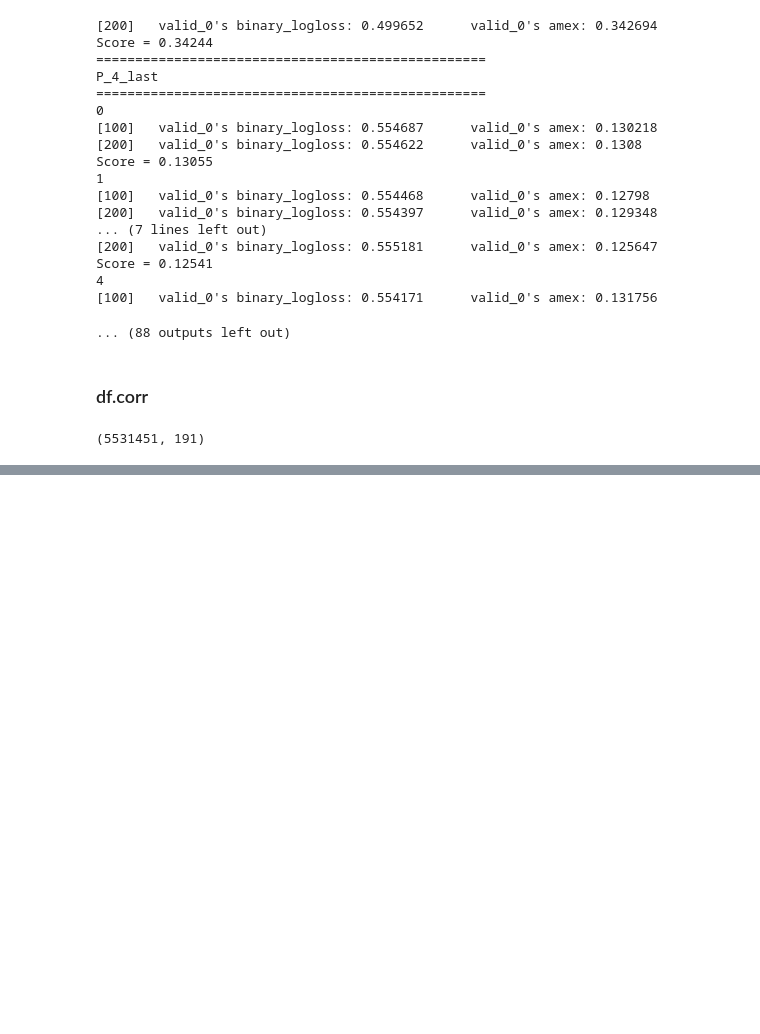
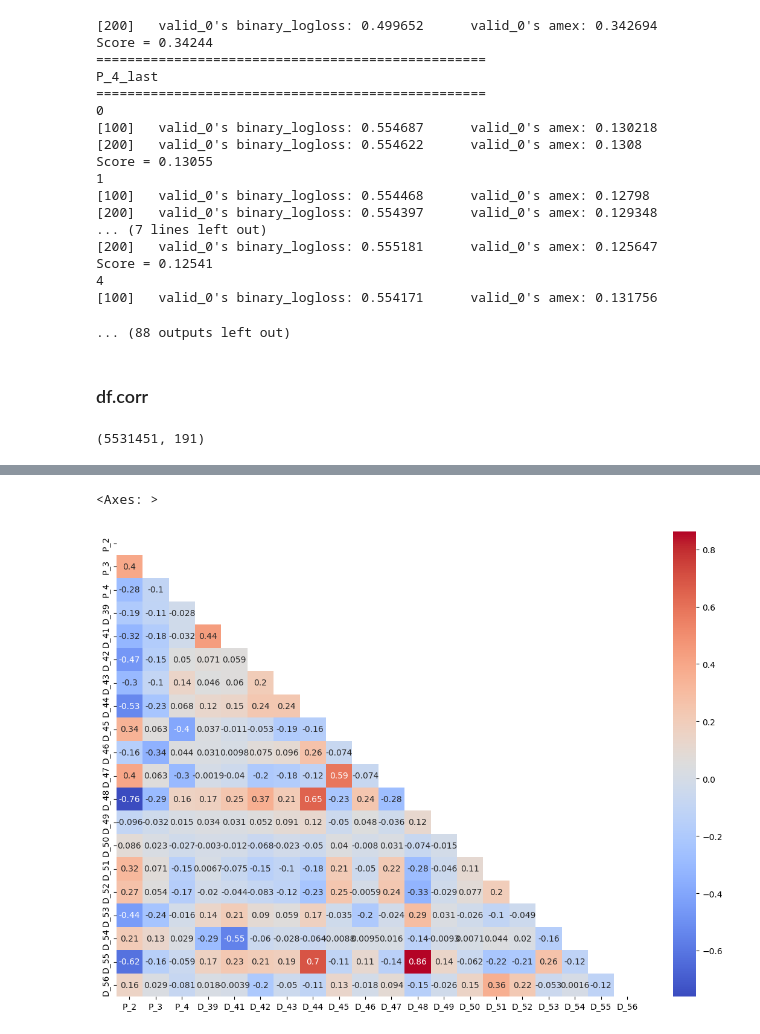
Before and after one commit to korab1ev/amex-default-prediction, a Jupyter notebook: 00. main.ipynb, the cells around one changed output, grey strips where cells are left out. Drawn from its saved outputs; the diff is of its cells as text; code cells hidden in the pictures; blank space fills up the shorter version.

Commit message:
correlation matrix output

```diff
--- a/00. main.ipynb
+++ b/00. main.ipynb
@@ -233,0 +241,21 @@ df_train[df_train.customer_ID == "0000099d6bd597052cdcda90ffabf56573fe9d7c79be5f
+# %%
+# выделение групп признаков (из исходных признаков)
+
+payment_feats = []
+delinq_feats = []
+spend_feats = []
+balance_feats = []
+risk_feats = []
+
+for feat in num_features:
+    if feat[0] == 'P':
+        #print(feat)
+        payment_feats.append(feat)
+    elif feat[0] == 'D':
+        delinq_feats.append(feat)
+    elif feat[0] == 'S':
+        spend_feats.append(feat)
+    elif feat[0] == 'B':
+        balance_feats.append(feat)
+    elif feat[0] == 'R':
+        risk_feats.append(feat)
@@ -618,7 +670,7 @@ df_train.shape
 # %% [output]
 (5531451, 191)
 # %%
-corr = df_train.corr()
+corr = df_train[payment_feats + delinq_feats + spend_feats + balance_feats + risk_feats].corr()
 
 plt.figure(figsize=(14, 10))
 sns.heatmap(corr, anot=True, cmap='coolwarm')
@@ -670,0 +679,11 @@ import seaborn as sns
+# %%
+plt.figure(figsize=(14, 10))
+
+# Getting the Upper Triangle of the co-relation matrix
+matrix = np.triu(corr)
+
+# using the upper triangle matrix as mask
+sns.heatmap(corr.iloc[:20, :20], annot=True, mask=matrix[:20, :20], cmap='coolwarm')
+# %% [output]
+<Axes: >
+[figure, added]
```
Also changed, not shown: parts of 14 cells of this notebook.
